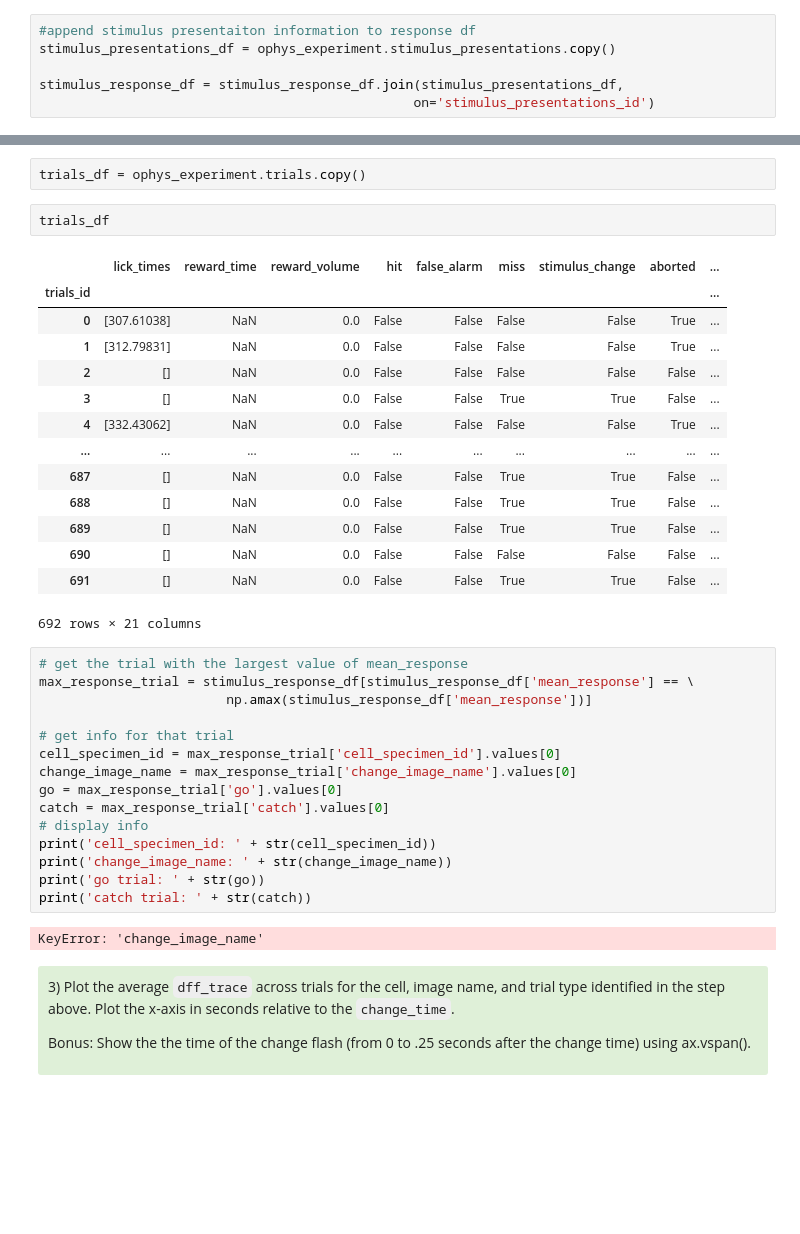
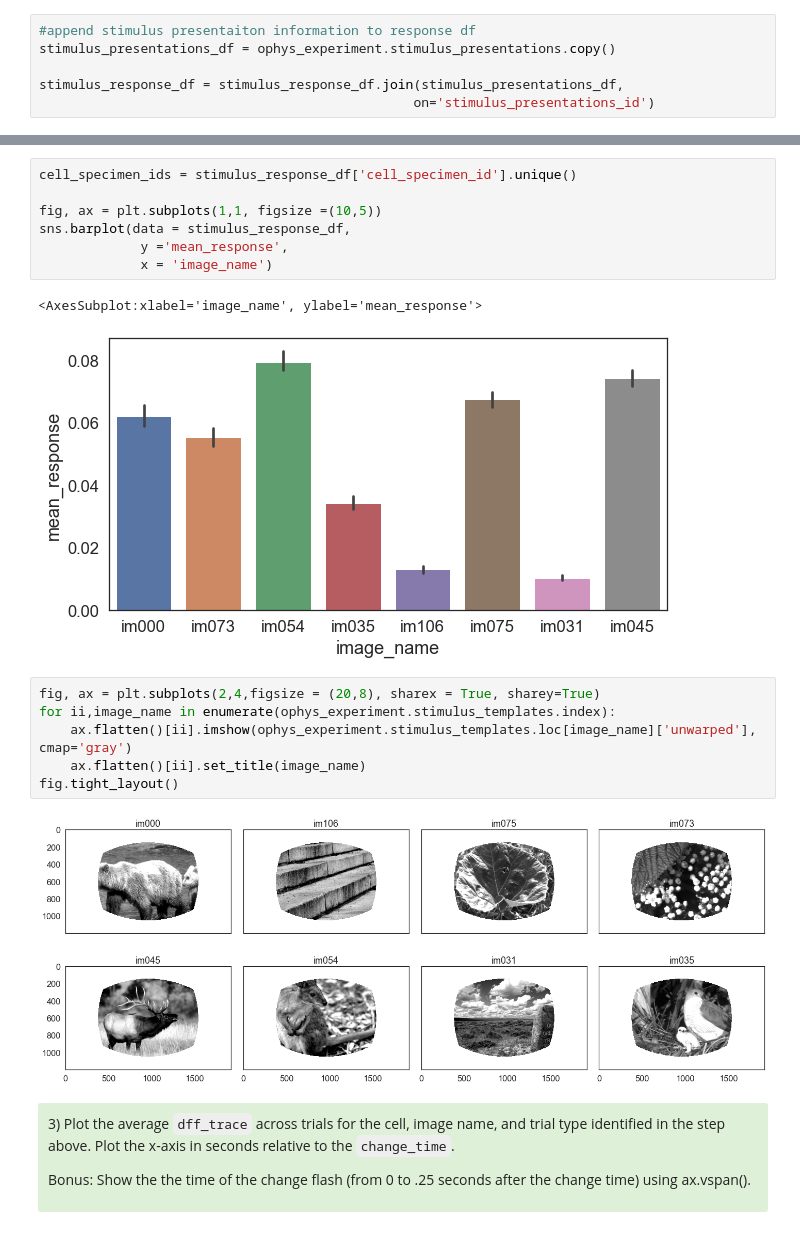
Before and after one commit to AllenInstitute/swdb_2021, a Jupyter notebook: DynamicBrain/solutions/VisualBehavior_Exercises_Solutions.ipynb, the cells around one changed output, grey strips where cells are left out. Drawn from its saved outputs; the diff is of its cells as text; blank space fills up the shorter version.

```diff
--- a/DynamicBrain/solutions/VisualBehavior_Exercises_Solutions.ipynb
+++ b/DynamicBrain/solutions/VisualBehavior_Exercises_Solutions.ipynb
@@ -740,39 +728,21 @@ stimulus_response_df
-# %%
-trials_df = ophys_experiment.trials.copy()
-# %%
-trials_df
-# %% [output]
-|  | lick_times | reward_time | reward_volume | hit | false_alarm | miss | stimulus_change | aborted | ... |
-| trials_id |  |  |  |  |  |  |  |  | ... |
-| 0 | [307.61038] | NaN | 0.0 | False | False | False | False | True | ... |
-| 1 | [312.79831] | NaN | 0.0 | False | False | False | False | True | ... |
-| 2 | [] | NaN | 0.0 | False | False | False | False | False | ... |
-| 3 | [] | NaN | 0.0 | False | False | True | True | False | ... |
-| 4 | [332.43062] | NaN | 0.0 | False | False | False | False | True | ... |
-| ... | ... | ... | ... | ... | ... | ... | ... | ... | ... |
-| 687 | [] | NaN | 0.0 | False | False | True | True | False | ... |
-| 688 | [] | NaN | 0.0 | False | False | True | True | False | ... |
-| 689 | [] | NaN | 0.0 | False | False | True | True | False | ... |
-| 690 | [] | NaN | 0.0 | False | False | False | False | False | ... |
-| 691 | [] | NaN | 0.0 | False | False | True | True | False | ... |
-692 rows × 21 columns
-# %%
-# get the trial with the largest value of mean_response
-max_response_trial = stimulus_response_df[stimulus_response_df['mean_response'] == \
-                        np.amax(stimulus_response_df['mean_response'])]
-
-# get info for that trial
-cell_specimen_id = max_response_trial['cell_specimen_id'].values[0]
-change_image_name = max_response_trial['change_image_name'].values[0]
-go = max_response_trial['go'].values[0]
-catch = max_response_trial['catch'].values[0]
-# display info
-print('cell_specimen_id: ' + str(cell_specimen_id))
-print('change_image_name: ' + str(change_image_name))
-print('go trial: ' + str(go))
-print('catch trial: ' + str(catch))
-# %% [output]
-KeyError: 'change_image_name'
+# %%
+cell_specimen_ids = stimulus_response_df['cell_specimen_id'].unique()
+
+fig, ax = plt.subplots(1,1, figsize =(10,5))
+sns.barplot(data = stimulus_response_df,
+             y ='mean_response',
+             x = 'image_name')
+# %% [output]
+<AxesSubplot:xlabel='image_name', ylabel='mean_response'>
+[figure, added]
+# %%
+fig, ax = plt.subplots(2,4,figsize = (20,8), sharex = True, sharey=True)
+for ii,image_name in enumerate(ophys_experiment.stimulus_templates.index):
+    ax.flatten()[ii].imshow(ophys_experiment.stimulus_templates.loc[image_name]['unwarped'], cmap='gray')
+    ax.flatten()[ii].set_title(image_name)
+fig.tight_layout()
+# %% [output]
+[figure, added]
 # %% [markdown]
 <div style="background: #DFF0D8; border-radius: 3px; padding: 10px;">
 <p> 3) Plot the average <code>dff_trace</code> across trials for the cell, image name, and trial type identified in the step above. Plot the x-axis in seconds relative to the <code>change_time</code>.
```
Also changed, not shown: parts of 13 cells of this notebook.
